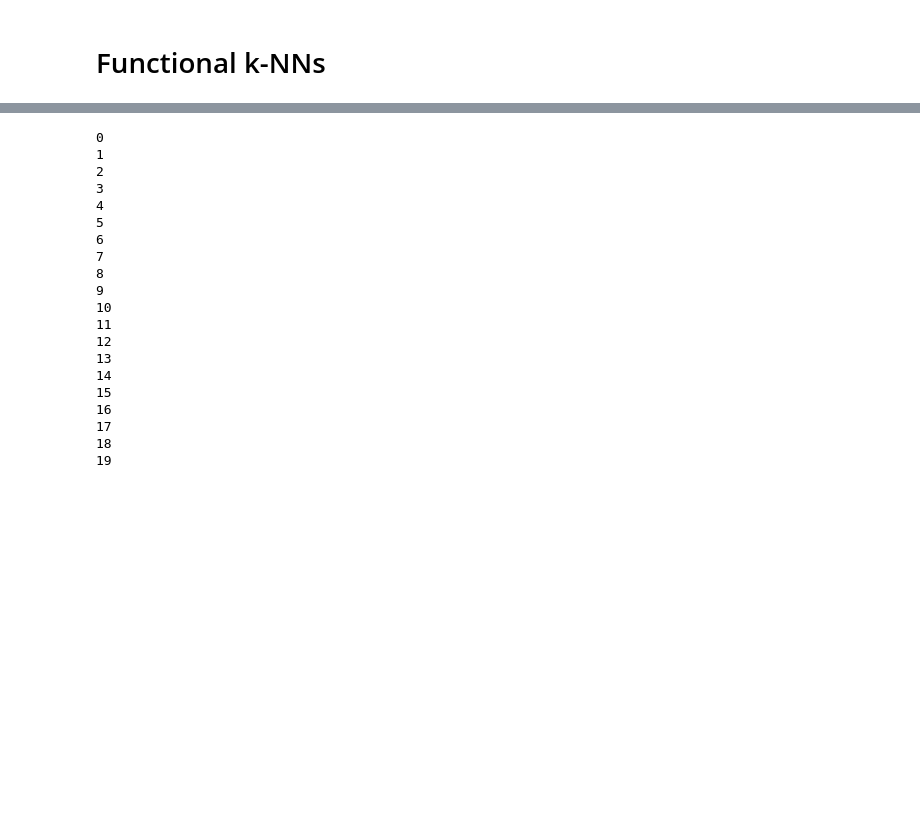
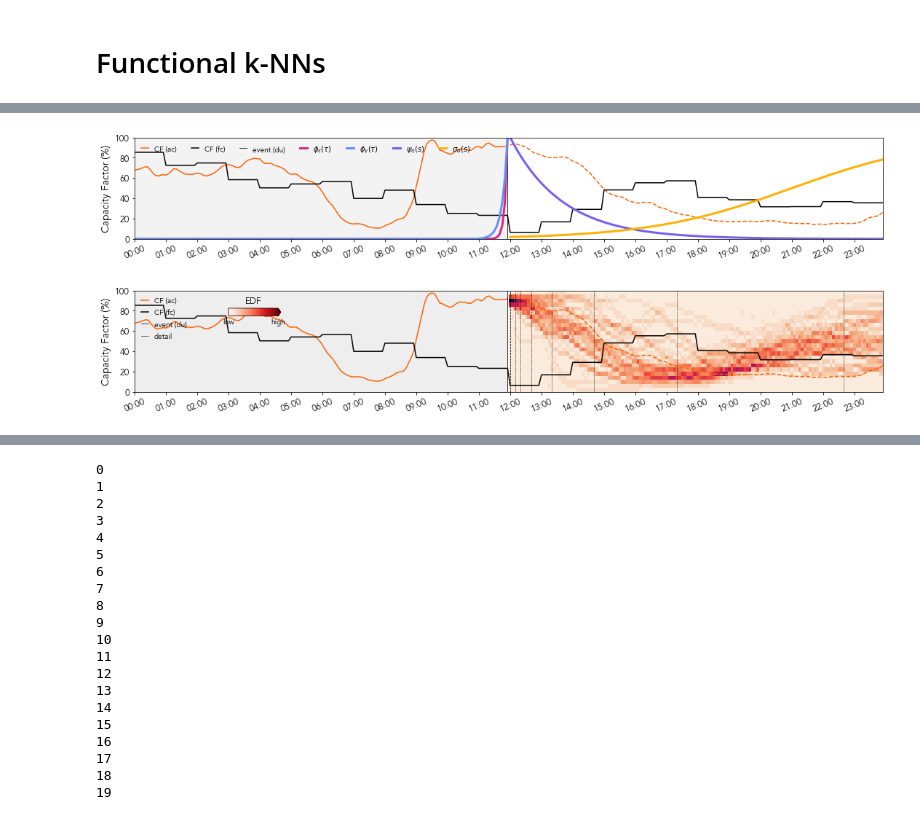
Before and after one commit to gterren/functional_forecast_dynamic_update, a Jupyter notebook: ffc.ipynb, the cells around one changed output, grey strips where cells are left out. Drawn from its saved outputs; the diff is of its cells as text; code cells hidden in the pictures; blank space fills up the shorter version.

```diff
--- a/ffc.ipynb
+++ b/ffc.ipynb
@@ -28,3 +30,7 @@ plt.rcParams['font.family']         = 'Avenir'
 path_to_fDepth = '/Users/Guille/Desktop/dynamic_update/functional_forecast_dynamic_update/fDepth'
 path_to_data   = '/Users/Guille/Desktop/dynamic_update/data'
 path_to_images = '/Users/Guille/Desktop/dynamic_update/images'
+# %%
+palette_ = pd.read_csv(path_to_images + '/palette.csv')
+TX_      = gpd.read_file(path_to_data + '/maps/TX/State.shp')
+print(palette_)
@@ -94,7 +151,8 @@ print(dates_ts_.shape, F_ts_.shape)
 TZ_fc = 5
 
 fc_                 = pd.read_csv(path_to_data + '/actuals/' + resource + '_day_ahead_forecast_2017.csv')
-fc_['Forecast_time'] = fc_['Forecast_time'].apply(lambda x: datetime.datetime.strptime(x, '%Y-%m-%d %H:%M:%S') - datetime.timedelta(hours = TZ_fc + 0.5))
+fc_['Forecast_time']= fc_['Forecast_time'].apply(lambda x: datetime.datetime.strptime(x, '%Y-%m-%d %H:%M:%S')
+                                                  - datetime.timedelta(hours = TZ_fc + 0.5))
 fc_                 = fc_[assets_].to_numpy()
 
 x_fc_ = (np.linspace(0, fc_.shape[0] - 1, fc_.shape[0]) + .5)*12
@@ -102,7 +160,9 @@ x_ac_ = np.linspace(0, fc_.shape[0]*12 - 1, fc_.shape[0]*12)
 
 E_tr_ = []
 for k in range(n):
-    fc_tr_ = interpolate.interp1d(x_fc_, fc_[:, k], kind = 'nearest-up', fill_value = "extrapolate")(x_ac_)
+    fc_tr_ = interpolate.interp1d(x_fc_, fc_[:, k],
+                                  kind       = 'nearest-up',
+                                  fill_value = "extrapolate")(x_ac_)
 
     E_tr_.append(fc_tr_.reshape(int(fc_tr_.shape[0]/T), T)[..., np.newaxis])
 
@@ -113,9 +173,9 @@ for a in range(p_.shape[0]):
     E_tr_[..., a] /= p_[a]
 print(E_tr_.min(), E_tr_.max())
 
-E_tr_[E_tr_ > 1.] = 1.
-E_tr_[E_tr_ < 0.] = 0.
-print(E_tr_.shape)
+# E_tr_[E_tr_ > 1.] = 1.
+# E_tr_[E_tr_ < 0.] = 0.
+# print(E_tr_.shape)
 
 E_tr_ = np.concatenate([E_tr_[..., i] for i in range(p_.shape[0])], axis = 0)
 print(E_tr_.shape)
@@ -477,0 +891,9 @@ print(depth_)
+# %%
+_plot_forecast_parameters(f_, e_, f_hat_, phi_, psi_, eta_, dx_, dt_, t)
+#_fneighborhood(d_f_, d_e_, w_f_, w_e_, w_, idx_0_, idx_1_, idx_2_, xi)
+#_plot_selected_scenarios(F_tr_, E_tr_, M_, f_, w_, idx_2_, dx_, dt_, t)
+#_plot_density_heatmap(M_, f_, e_, f_hat_, dx_, dt_, t)
+#_plot_histogram_cuts(M_, f_, e_, f_hat_, dx_, dt_, t)
+# %% [output]
+[figure, added]
+[figure, added]
```
Also changed, not shown: parts of 28 cells of this notebook, 5 other files.
